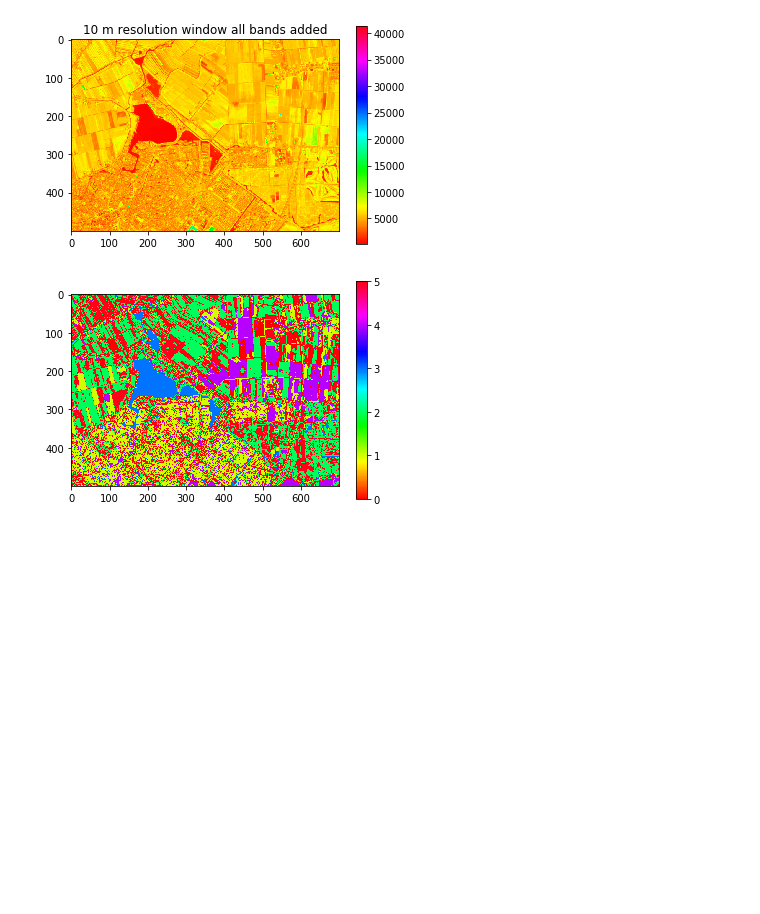
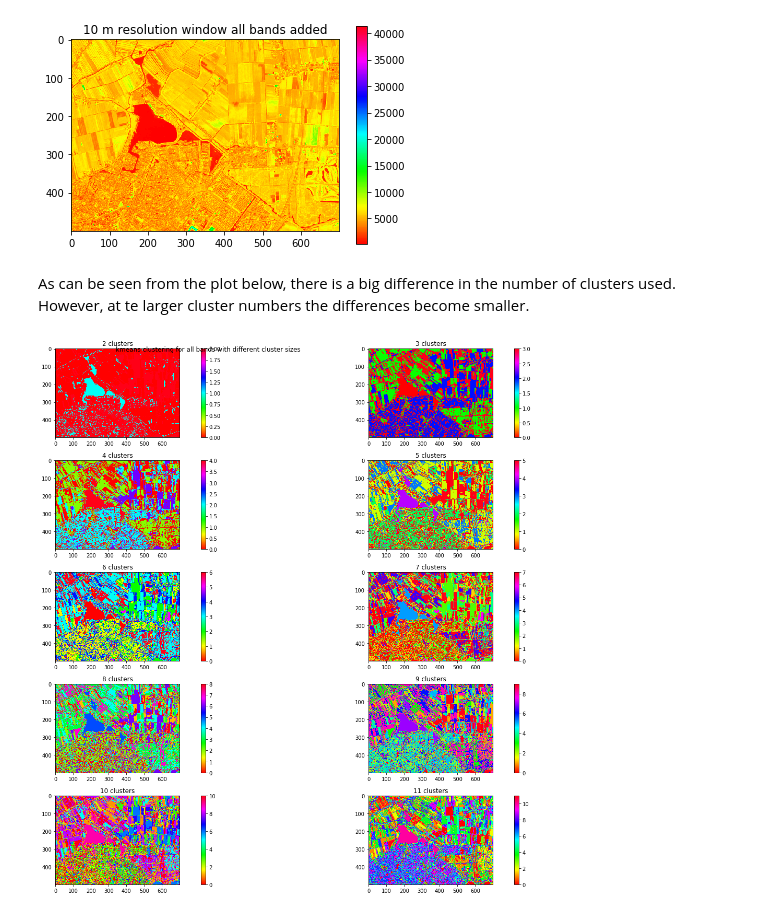
Before and after one commit to Lisageers/geo1001_hw02, a Jupyter notebook: hw02_Lisa_new.ipynb, the cells around one changed output. Drawn from its saved outputs; the diff is of its cells as text; code cells hidden in the pictures; blank space fills up the shorter version.

Commit message:
subplot different clustersizes

```diff
--- a/hw02_Lisa_new.ipynb
+++ b/hw02_Lisa_new.ipynb
@@ -72,14 +74,26 @@ plt.show()
 # %% [output]
 [figure]
 # %%
-cl = cluster.KMeans(n_clusters=6) # create an object of the classifier
-param = cl.fit(all_bands_1d) # train it
-img_cl = cl.labels_ # get the labels of the classes
-img_cl = img_cl.reshape(all_bands[:,:,0].shape) # reshape labels to a 3d array (one band only)
+clusterlist = []
+for i in range(3, 13):
+    cl = cluster.KMeans(init='random', n_clusters=i)
+    param = cl.fit(all_bands_1d)
+    img_cl = cl.labels_
+    img_cl = img_cl.reshape(all_bands[:,:,0].shape)
+    clusterlist.append(img_cl)
-# %%
-plt.figure()
-plt.imshow(img_cl, cmap='hsv')
-plt.colorbar()
-plt.show()
-# %% [output]
-[figure, removed]
+# %% [markdown]
+As can be seen from the plot below, there is a big difference in the number of clusters used. However, at te larger cluster numbers the differences become smaller.
+# %%
+fig, axs = plt.subplots(5, 2, figsize=[20,15])
+axs = axs.ravel()
+fig.suptitle("kmeans clustering for all bands with different cluster sizes")
+
+for i in range(len(clusterlist)):
+    im = axs[i].imshow(clusterlist[i], cmap='hsv')
+    axs[i].set_title(f'{i+2} clusters')
+    fig.colorbar(im, ax=axs[i])
+
+fig.tight_layout()
+plt.show()
+# %% [output]
+[figure, added]
```
Also changed, not shown: parts of 1 cell of this notebook.
